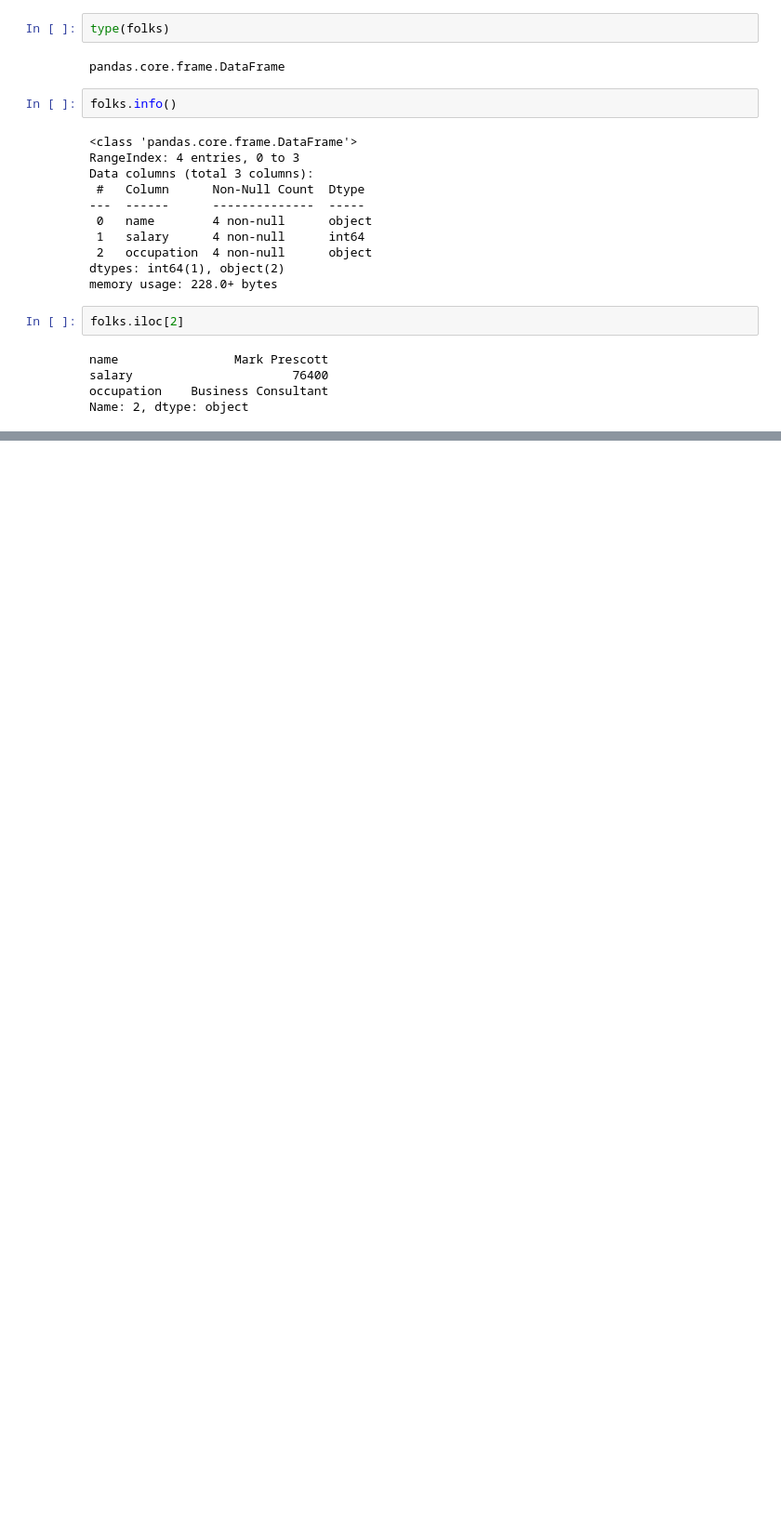
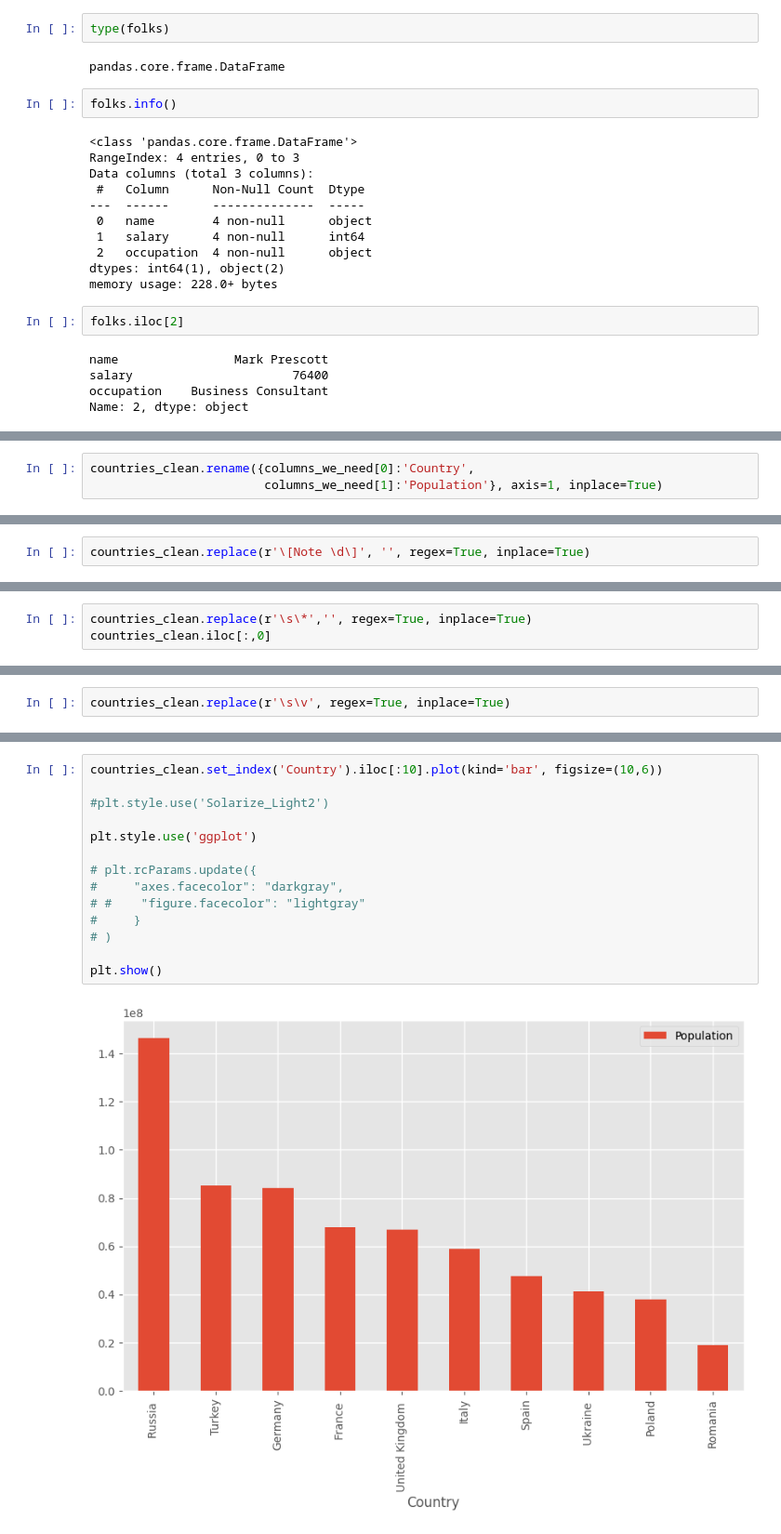
Before and after one commit to TomaszBury/The-ultimate-pandas-bootcamp-advanced-python-data-analysis, a Jupyter notebook: section_13/data_formats_and_io.ipynb, the cells around one changed output, grey strips where cells are left out. Shown at 93% size. Cells and saved outputs as stored; diff of their text form; blank space fills up the shorter version.

```diff
--- a/section_13/data_formats_and_io.ipynb
+++ b/section_13/data_formats_and_io.ipynb
@@ -44,0 +139,3 @@ Name: 2, dtype: object
+# %%
+countries_clean.rename({columns_we_need[0]:'Country',
+                        columns_we_need[1]:'Population'}, axis=1, inplace=True)
@@ -44,0 +175,2 @@ Name: 2, dtype: object
+# %%
+countries_clean.replace(r'\[Note \d\]', '', regex=True, inplace=True)
@@ -44,0 +197,3 @@ Name: 2, dtype: object
+# %%
+countries_clean.replace(r'\s\*','', regex=True, inplace=True)
+countries_clean.iloc[:,0]
@@ -44,0 +218,2 @@ Name: 2, dtype: object
+# %%
+countries_clean.replace(r'\s\v', regex=True, inplace=True)
@@ -44,0 +234,16 @@ Name: 2, dtype: object
+# %%
+countries_clean.set_index('Country').iloc[:10].plot(kind='bar', figsize=(10,6))
+
+#plt.style.use('Solarize_Light2')
+
+plt.style.use('ggplot')
+
+# plt.rcParams.update({
+#     "axes.facecolor": "darkgray",
+# #    "figure.facecolor": "lightgray"
+#     }
+# )
+
+plt.show()
+# %% [output]
+[figure, added]
```
Also changed, not shown: parts of 20 cells of this notebook.
